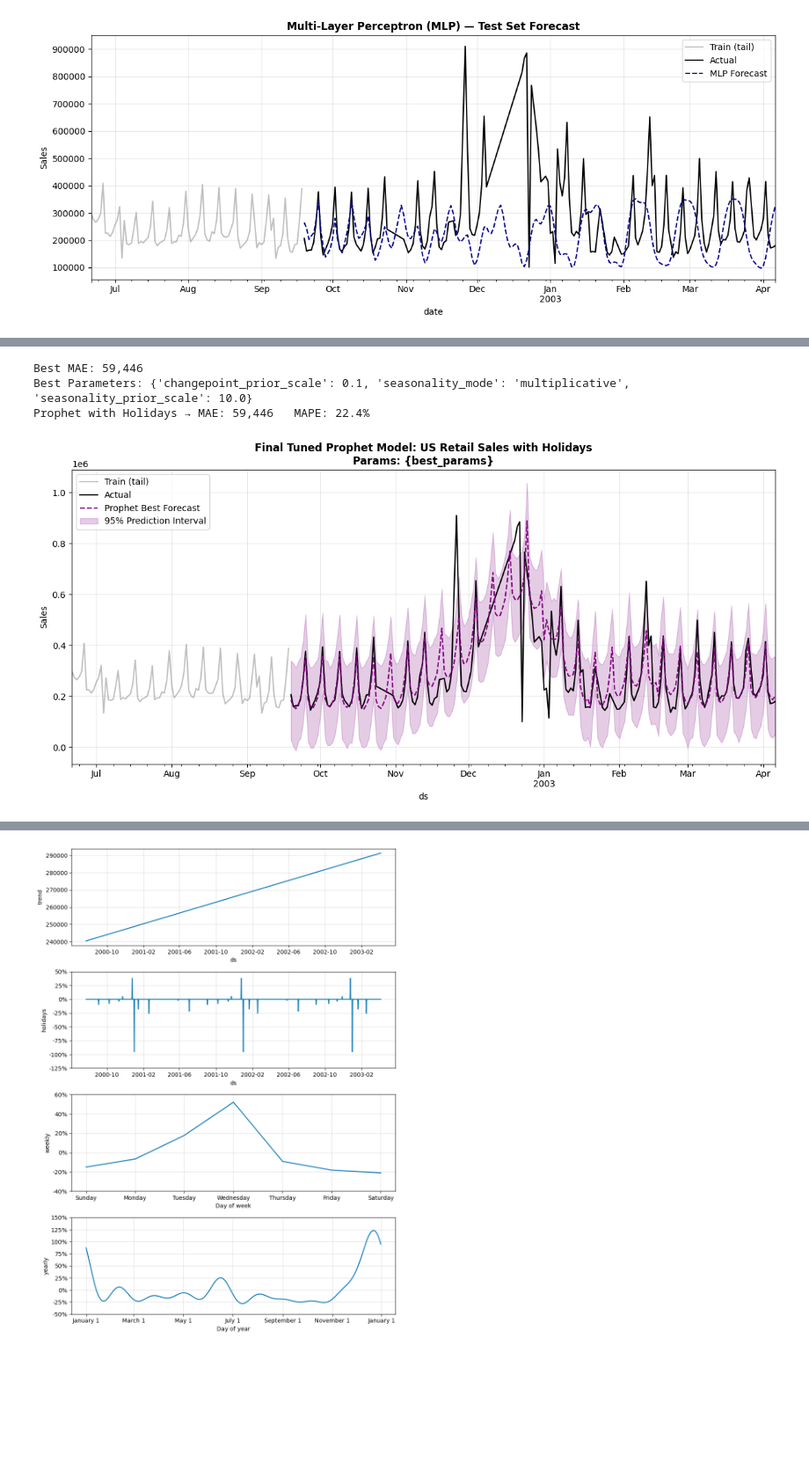
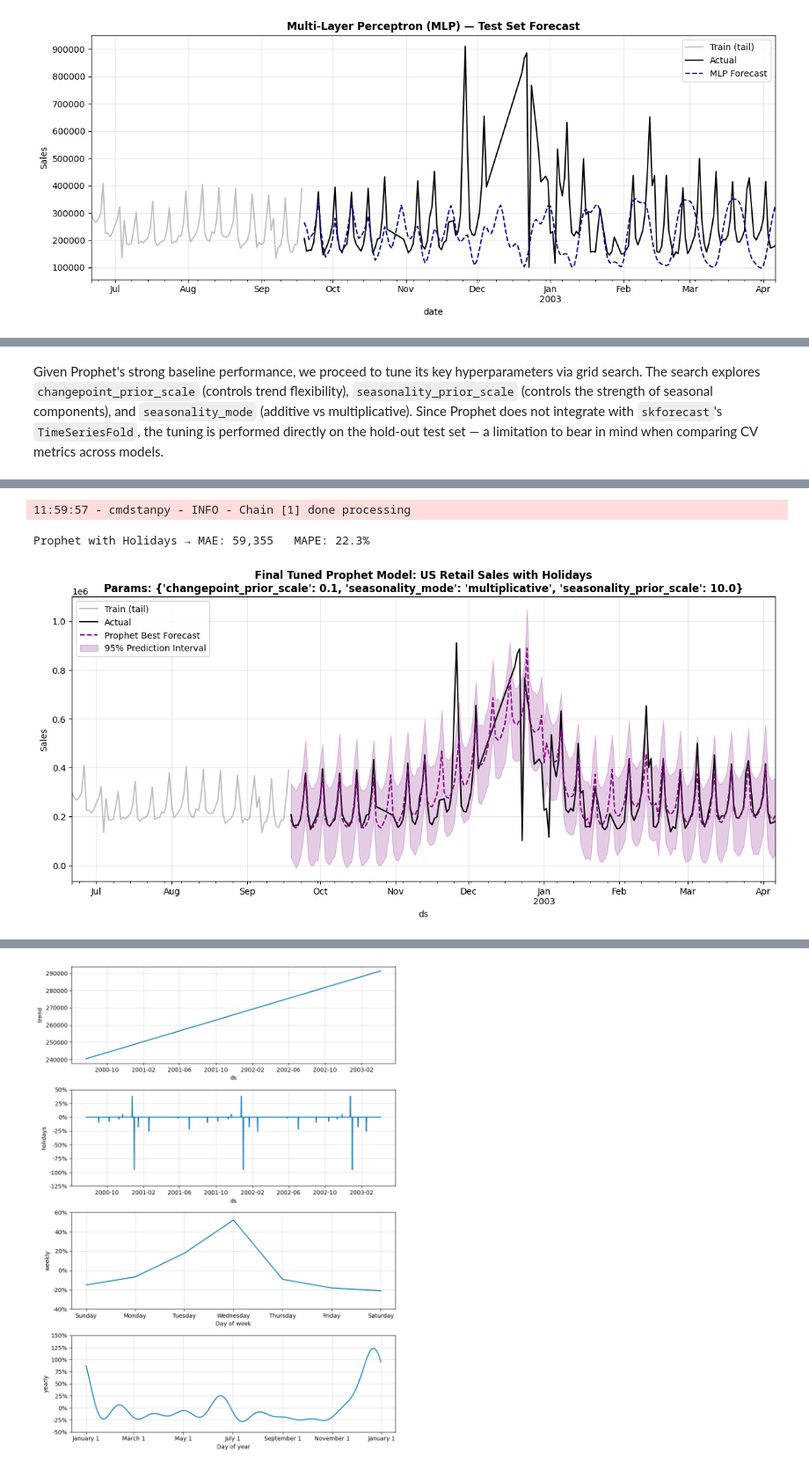
Before and after one commit to joaquinorradre/Time_Series_Assesment1, a Jupyter notebook: Assessment2.ipynb, the cells around one changed output, grey strips where cells are left out. Shown at 88% size. Drawn from its saved outputs; the diff is of its cells as text; code cells hidden in the pictures; blank space fills up the shorter version.

```diff
--- a/Assessment2.ipynb
+++ b/Assessment2.ipynb
@@ -706,3 +729,5 @@ Prophet with Holidays → MAE: 59,550   MAPE: 22.5%
+# %% [markdown]
+Given Prophet's strong baseline performance, we proceed to tune its key hyperparameters via grid search. The search explores `changepoint_prior_scale` (controls trend flexibility), `seasonality_prior_scale` (controls the strength of seasonal components), and `seasonality_mode` (additive vs multiplicative). Since Prophet does not integrate with `skforecast`'s `TimeSeriesFold`, the tuning is performed directly on the hold-out test set — a limitation to bear in mind when comparing CV metrics across models.
 # %%
 import pandas as pd
 import numpy as np
@@ -800,7 +825,7 @@ ax.fill_between(
     label='95% Prediction Interval'
 )
 
-ax.set_title('Final Tuned Prophet Model: US Retail Sales with Holidays\nParams: {best_params}', fontweight='bold')
+ax.set_title(f'Final Tuned Prophet Model: US Retail Sales with Holidays\nParams: {best_params}', fontweight='bold')
 ax.set_ylabel('Sales')
 ax.legend(loc='upper left')
 ax.grid(True, alpha=0.3)
@@ -830,4 +855,3 @@ Tuning Prophet on US Retail Data...
-Best MAE: 59,446
-Best Parameters: {'changepoint_prior_scale': 0.1, 'seasonality_mode': 'multiplicative', 'seasonality_prior_scale': 10.0}
-Prophet with Holidays → MAE: 59,446   MAPE: 22.4%
+11:59:57 - cmdstanpy - INFO - Chain [1] done processing
+Prophet with Holidays → MAE: 59,355   MAPE: 22.3%
-[figure, old version]
+[figure, new version]
```
Also changed, not shown: parts of 44 cells of this notebook.
